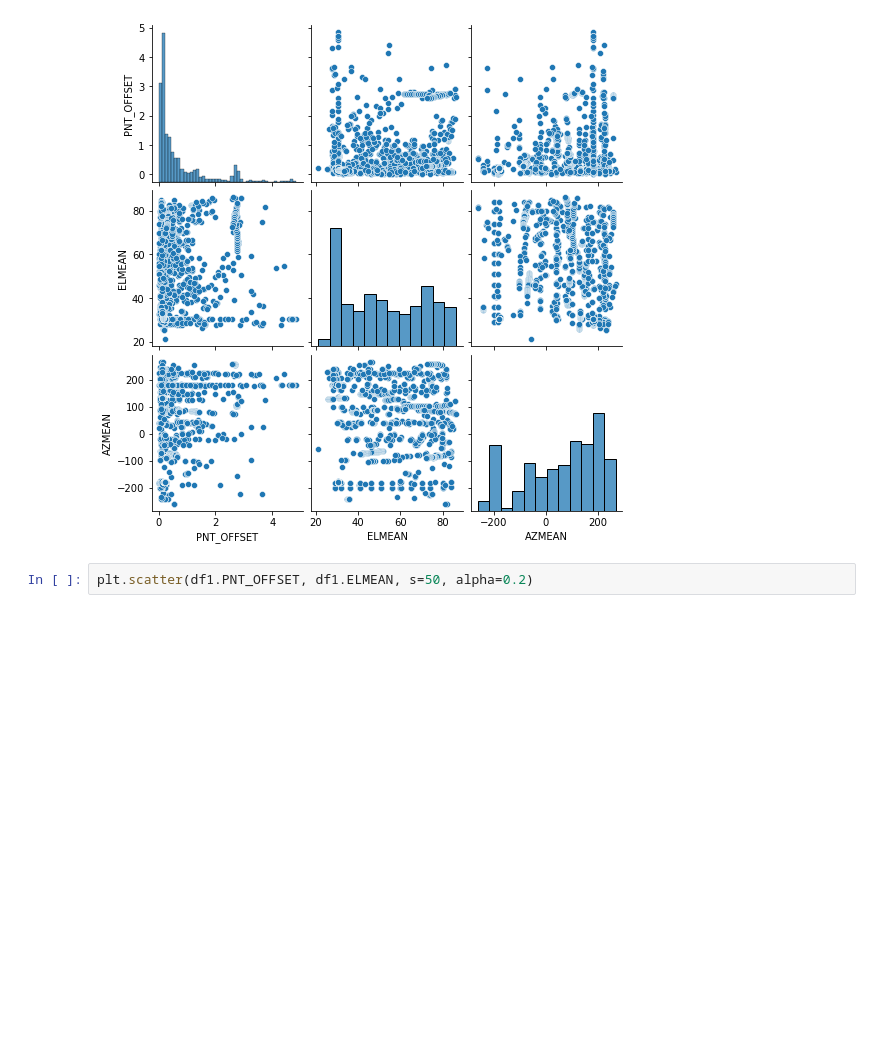
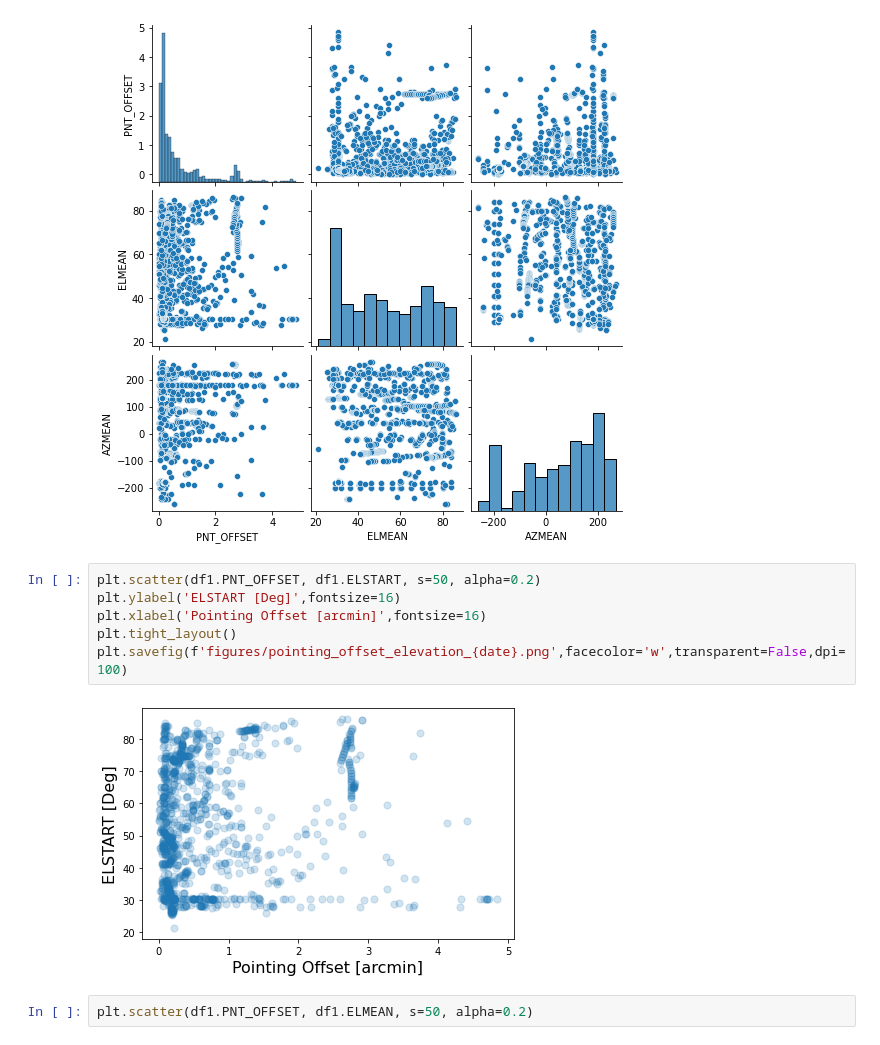
Before and after one commit to estevesjh/ComScratchStuff, a Jupyter notebook: AuxTel/pointingTracking/draft-auxTelPointing.ipynb, the cells around one changed output. Drawn from its saved outputs; the diff is of its cells as text; blank space fills up the shorter version.

Commit message:
pointing

```diff
--- a/AuxTel/pointingTracking/draft-auxTelPointing.ipynb
+++ b/AuxTel/pointingTracking/draft-auxTelPointing.ipynb
@@ -168,6 +166,14 @@ sns.pairplot(df1[columns])
 # %% [output]
 <seaborn.axisgrid.PairGrid at 0x...>
 [figure]
+# %%
+plt.scatter(df1.PNT_OFFSET, df1.ELSTART, s=50, alpha=0.2)
+plt.ylabel('ELSTART [Deg]',fontsize=16)
+plt.xlabel('Pointing Offset [arcmin]',fontsize=16)
+plt.tight_layout()
+plt.savefig(f'figures/pointing_offset_elevation_{date}.png',facecolor='w',transparent=False,dpi=100)
+# %% [output]
+[figure, added]
 # %%
 plt.scatter(df1.PNT_OFFSET, df1.ELMEAN, s=50, alpha=0.2)
 # %% [output]
```
Also changed, not shown: parts of 1 cell of this notebook, 1 other file.
